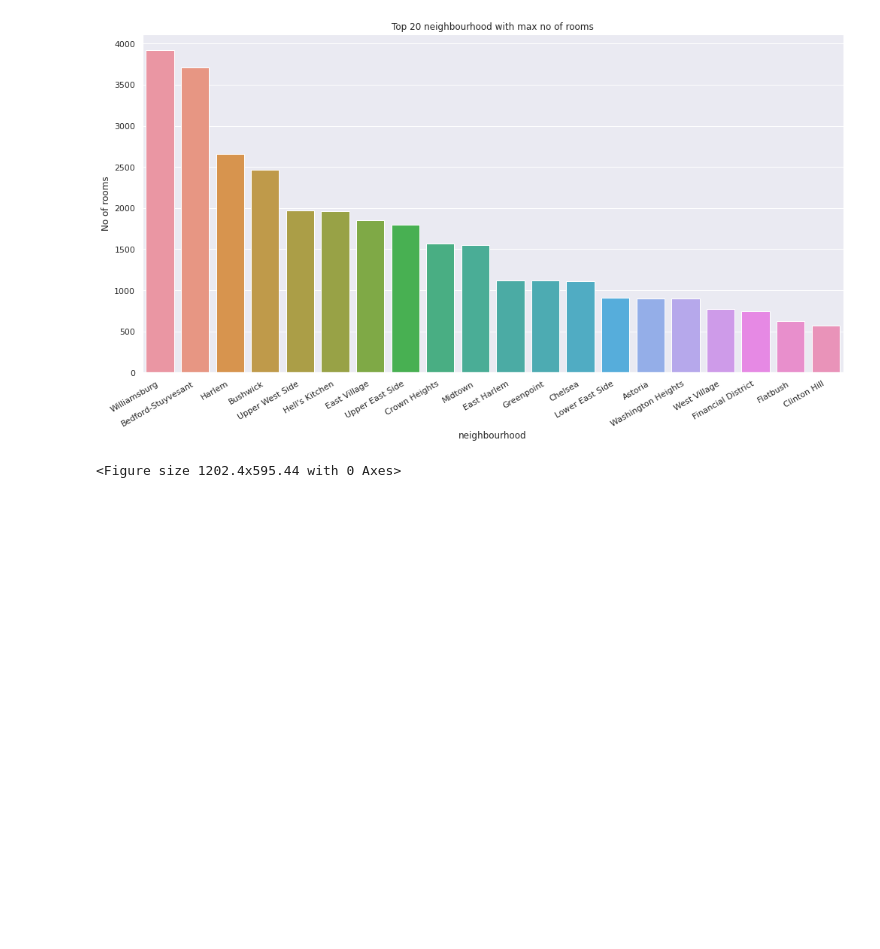
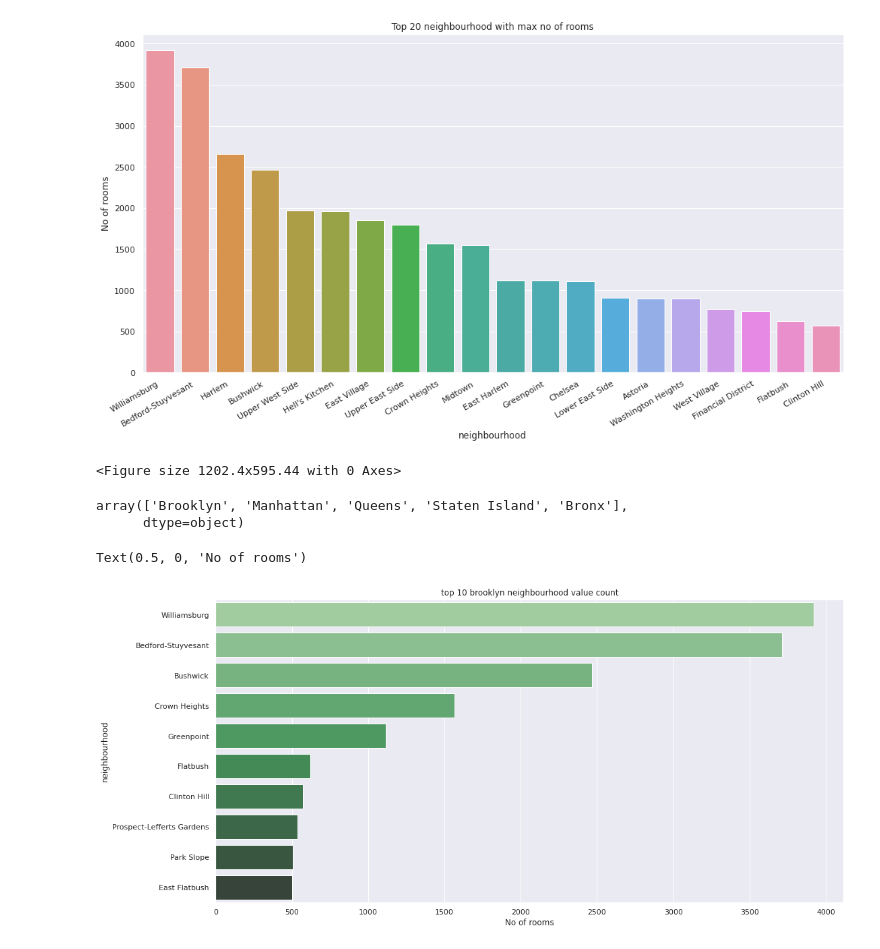
Before and after one commit to pradyumn280899/Airbnb-Bookings-Analysis, a Jupyter notebook: Airbnb_Bookings_Analysis_Capstone_Project.ipynb, the cells around one changed output. Cells and saved outputs as stored; diff of their text form; code cells hidden in the pictures; blank space fills up the shorter version.

```diff
--- a/Airbnb_Bookings_Analysis_Capstone_Project.ipynb
+++ b/Airbnb_Bookings_Analysis_Capstone_Project.ipynb
@@ -221,3 +221,25 @@ plt.show()
 # %% [output]
 [figure]
 <Figure size 1202.4x595.44 with 0 Axes>
+# %%
+df.neighbourhood_group.unique()
+# %% [output]
+array(['Brooklyn', 'Manhattan', 'Queens', 'Staten Island', 'Bronx'],
+      dtype=object)
+# %%
+#storing all the diffrent neighbourhood groups to diffrent data frames
+brooklyn_group_df=df.loc[df['neighbourhood_group']== 'Brooklyn']
+manhattan_group_df=df.loc[df['neighbourhood_group']== 'Manhattan']
+Queens_group_df=df.loc[df['neighbourhood_group']== 'Queens']
+Staten_Island_group_df=df.loc[df['neighbourhood_group']== 'Staten Island']
+Bronx_group_df=df.loc[df['neighbourhood_group']== 'Bronx']
+# %%
+# top 10 areas in brooklyn with most booking
+#creating a count plot
+sns.countplot(y="neighbourhood", data=brooklyn_group_df, palette="Greens_d",
+              order=brooklyn_group_df.neighbourhood.value_counts().iloc[:10].index).set_title('top 10 brooklyn neighbourhood value count')
+#adding x and y labels to the plot
+plt.xlabel('No of rooms')
+# %% [output]
+Text(0.5, 0, 'No of rooms')
+[figure, added]
```
Also changed, not shown: parts of 21 cells of this notebook.
